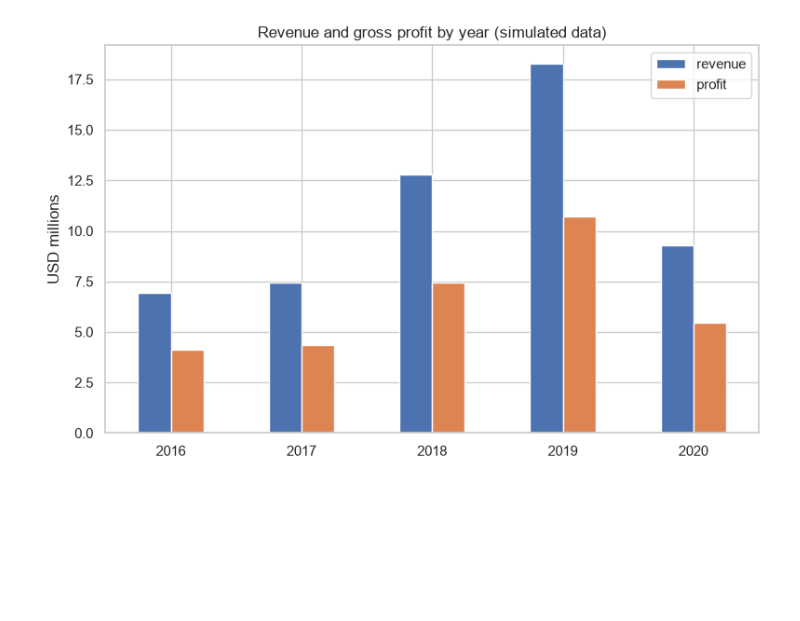
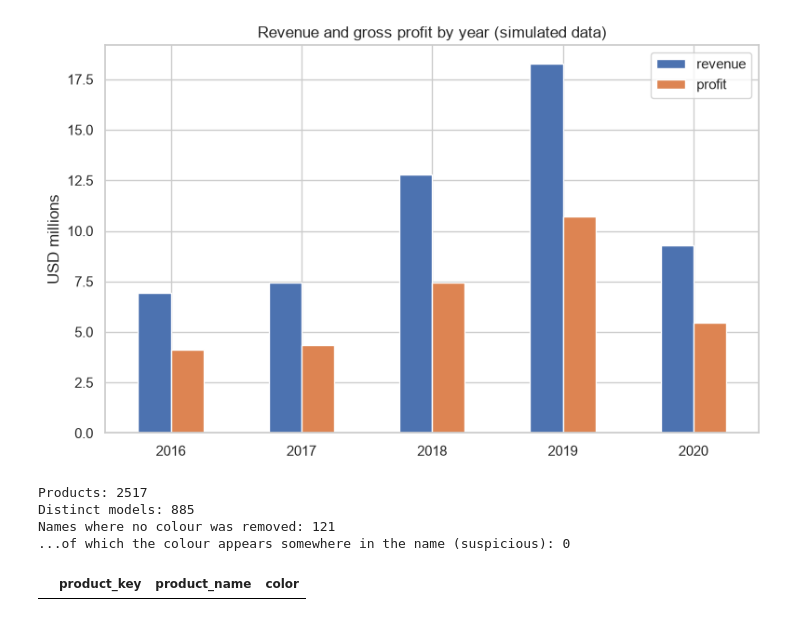
Before and after one commit to Mohsintahseen/sales-intelligence-system, a Jupyter notebook: notebooks/01_eda_overview.ipynb, the cells around one changed output. Drawn from its saved outputs; the diff is of its cells as text; code cells hidden in the pictures; blank space fills up the shorter version.

```diff
--- a/notebooks/01_eda_overview.ipynb
+++ b/notebooks/01_eda_overview.ipynb
@@ -109,3 +109,27 @@ year
 2019 18,264,382.50 10,697,738.90       42.80
 2020  9,294,632.10  5,447,460.10      -49.10
 [figure]
+# %%
+def strip_color(name, color):
+    """Remove a trailing colour from a product name (case-insensitive), only if the name really ends with it."""
+    if isinstance(color, str) and color and name.lower().endswith(" " + color.lower()):
+        return name[: -(len(color) + 1)]
+    return name
+
+products["model"] = [strip_color(n, c) for n, c in zip(products["product_name"], products["color"])]
+
+unstripped = products[products["model"] == products["product_name"]]
+colour_in_name = unstripped[
+    [c.lower() in n.lower() for n, c in zip(unstripped["product_name"], unstripped["color"])]
+]
+print("Products:", len(products))
+print("Distinct models:", products["model"].nunique())
+print("Names where no colour was removed:", len(unstripped))
+print("...of which the colour appears somewhere in the name (suspicious):", len(colour_in_name))
+colour_in_name[["product_key", "product_name", "color"]].head(15)
+# %% [output]
+Products: 2517
+Distinct models: 885
+Names where no colour was removed: 121
+...of which the colour appears somewhere in the name (suspicious): 0
+|  | product_key | product_name | color |
```
Also changed, not shown: parts of 3 cells of this notebook, 1 other file.
